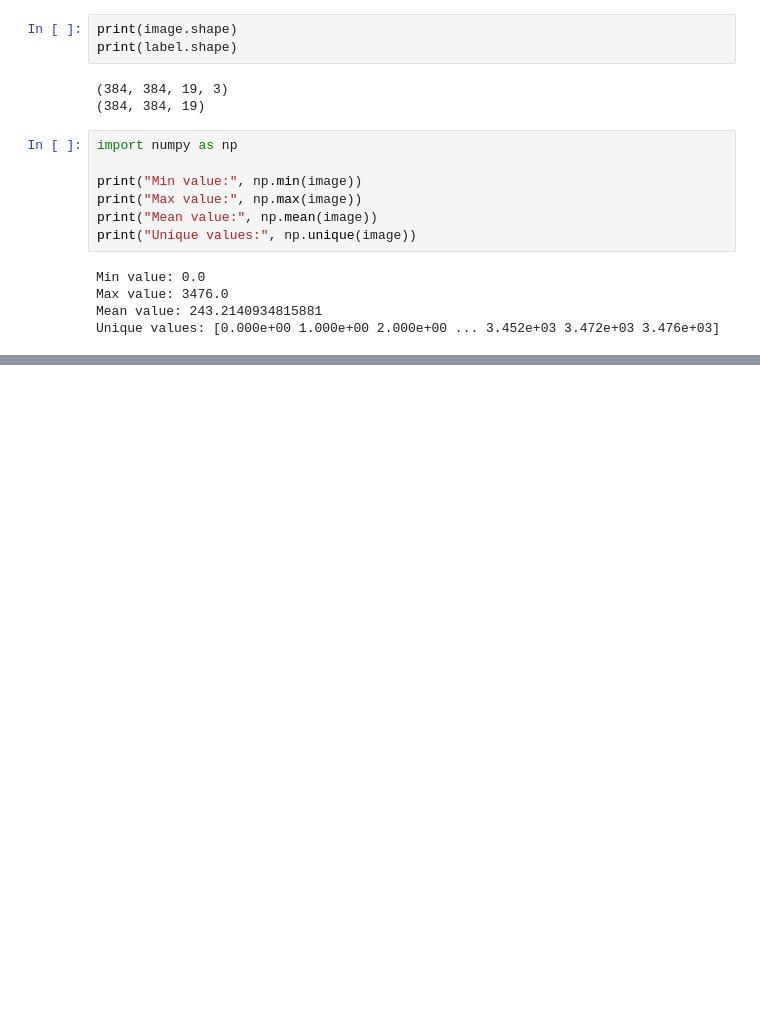
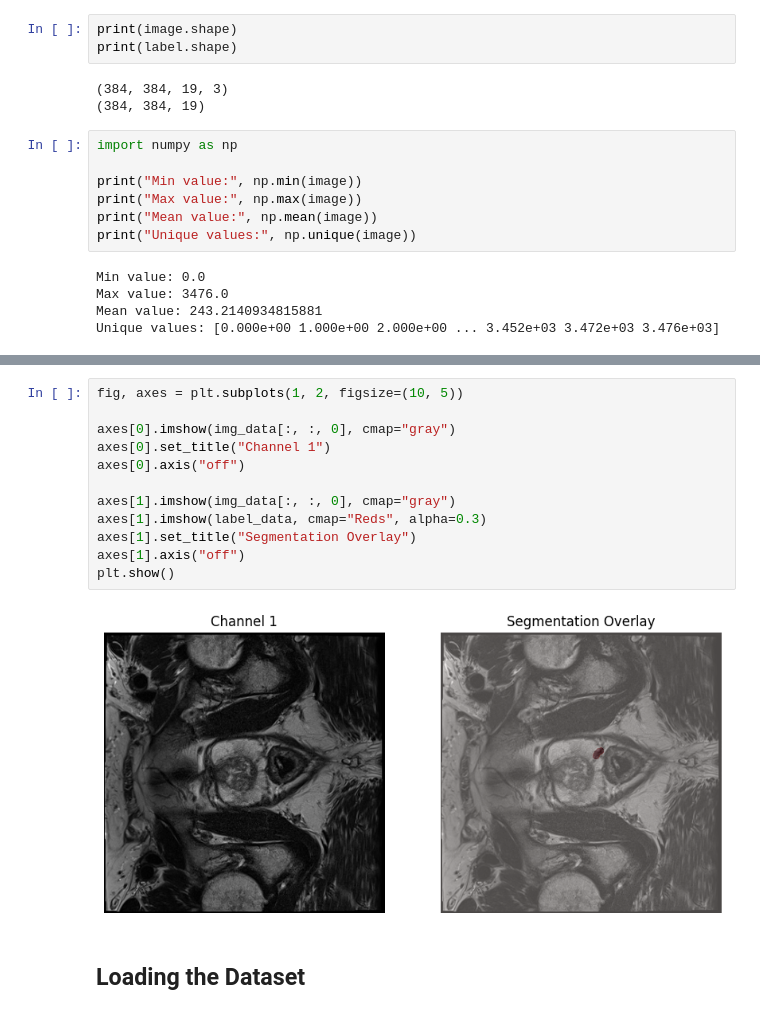
Before and after one commit to eriksalv/mamba-mic, a Jupyter notebook: prostate_analysis.ipynb, the cells around one changed output, grey strips where cells are left out. Drawn from its saved outputs; the diff is of its cells as text; blank space fills up the shorter version.

```diff
--- a/prostate_analysis.ipynb
+++ b/prostate_analysis.ipynb
@@ -43,0 +56,16 @@ plt.show()
+# %%
+fig, axes = plt.subplots(1, 2, figsize=(10, 5))
+
+axes[0].imshow(img_data[:, :, 0], cmap="gray")
+axes[0].set_title("Channel 1")
+axes[0].axis("off")
+
+axes[1].imshow(img_data[:, :, 0], cmap="gray")
+axes[1].imshow(label_data, cmap="Reds", alpha=0.3)
+axes[1].set_title("Segmentation Overlay")
+axes[1].axis("off")
+plt.show()
+# %% [output]
+[figure, added]
+# %% [markdown]
+## Loading the Dataset
```
Also changed, not shown: parts of 32 cells of this notebook.
